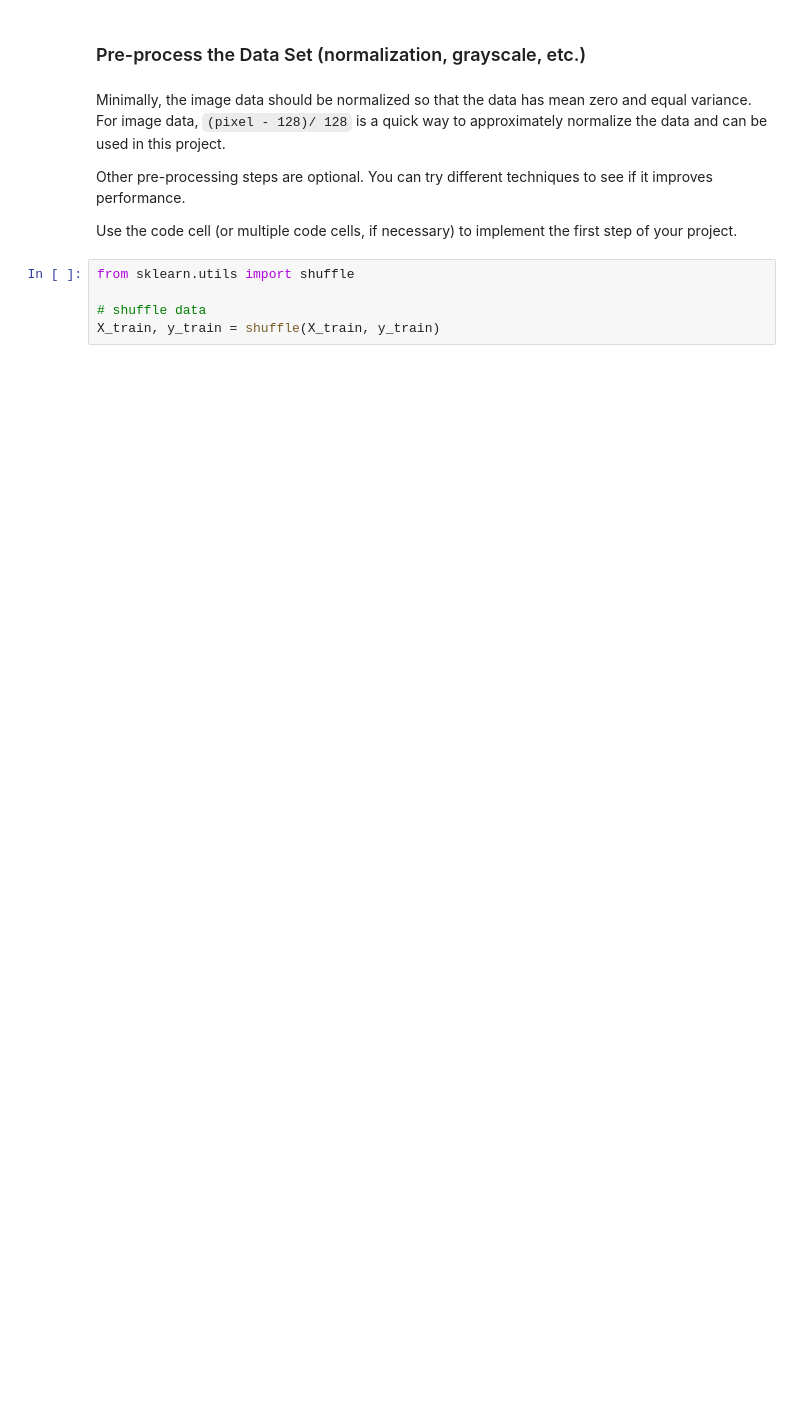
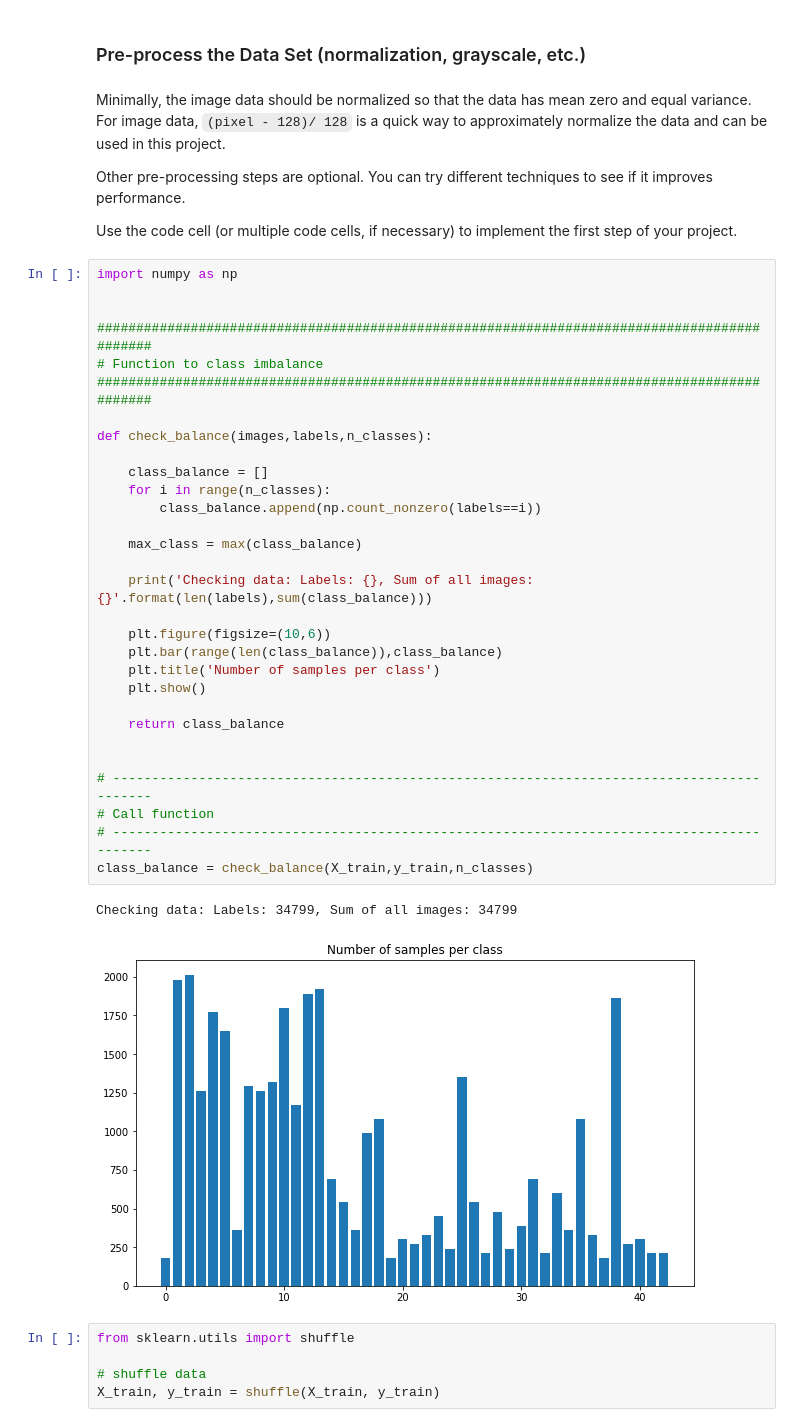
Before and after one commit to RenSilvaAU/CarND-Traffic-Sign-Classifier-Project, a Jupyter notebook: Traffic_Sign_Classifier.ipynb, the cells around one changed output. Cells and saved outputs as stored; diff of their text form; blank space fills up the shorter version.

```diff
--- a/Traffic_Sign_Classifier.ipynb
+++ b/Traffic_Sign_Classifier.ipynb
@@ -203,6 +221,39 @@ Minimally, the image data should be normalized so that the data has mean zero an
 Other pre-processing steps are optional. You can try different techniques to see if it improves performance.
 
 Use the code cell (or multiple code cells, if necessary) to implement the first step of your project.
+# %%
+import numpy as np
+
+
+############################################################################################
+# Function to class imbalance
+############################################################################################
+
+def check_balance(images,labels,n_classes):
+
+    class_balance = []
+    for i in range(n_classes):
+        class_balance.append(np.count_nonzero(labels==i))
+
+    max_class = max(class_balance)
+
+    print('Checking data: Labels: {}, Sum of all images: {}'.format(len(labels),sum(class_balance)))
+
+    plt.figure(figsize=(10,6))
+    plt.bar(range(len(class_balance)),class_balance)
+    plt.title('Number of samples per class')
+    plt.show()
+
+    return class_balance
+
+
+# ------------------------------------------------------------------------------------------
+# Call function
+# ------------------------------------------------------------------------------------------
+class_balance = check_balance(X_train,y_train,n_classes)
+# %% [output]
+Checking data: Labels: 34799, Sum of all images: 34799
+[figure, added]
 # %%
 from sklearn.utils import shuffle
 
```
Also changed, not shown: parts of 24 cells of this notebook, 3 other files.
